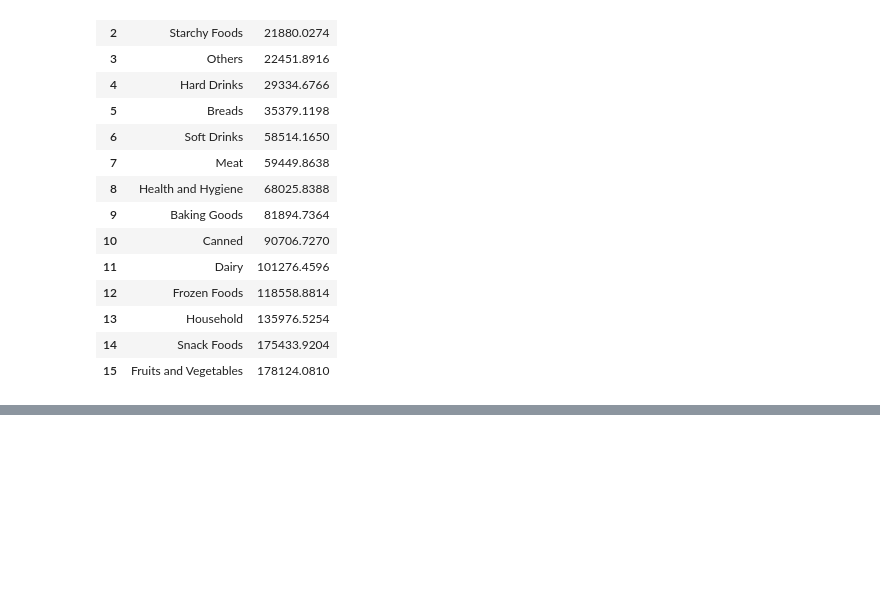
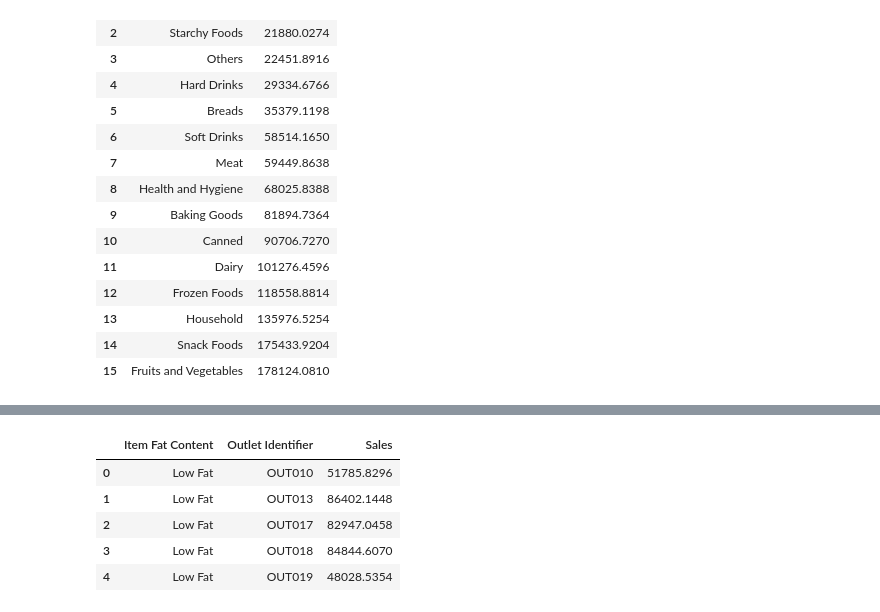
Before and after one commit to Mohamed-Shaheedullah/blinkit-analysis, a Jupyter notebook: blinkit-analysis.ipynb, the cells around one changed output, grey strips where cells are left out. Drawn from its saved outputs; the diff is of its cells as text; code cells hidden in the pictures; blank space fills up the shorter version.

```diff
--- a/blinkit-analysis.ipynb
+++ b/blinkit-analysis.ipynb
@@ -172,0 +192,11 @@ Text(0.5, 1.0, 'Total Sales by Item Type')
+# %%
+
+fat_outlet_df = df.groupby(by=['Item Fat Content', 'Outlet Identifier']).agg({'Sales': 'sum'})
+fat_outlet_df.reset_index().head()
+# %% [output]
+|  | Item Fat Content | Outlet Identifier | Sales |
+| 0 | Low Fat | OUT010 | 51785.8296 |
+| 1 | Low Fat | OUT013 | 86402.1448 |
+| 2 | Low Fat | OUT017 | 82947.0458 |
+| 3 | Low Fat | OUT018 | 84844.6070 |
+| 4 | Low Fat | OUT019 | 48028.5354 |
```
Also changed, not shown: parts of 5 cells of this notebook.
